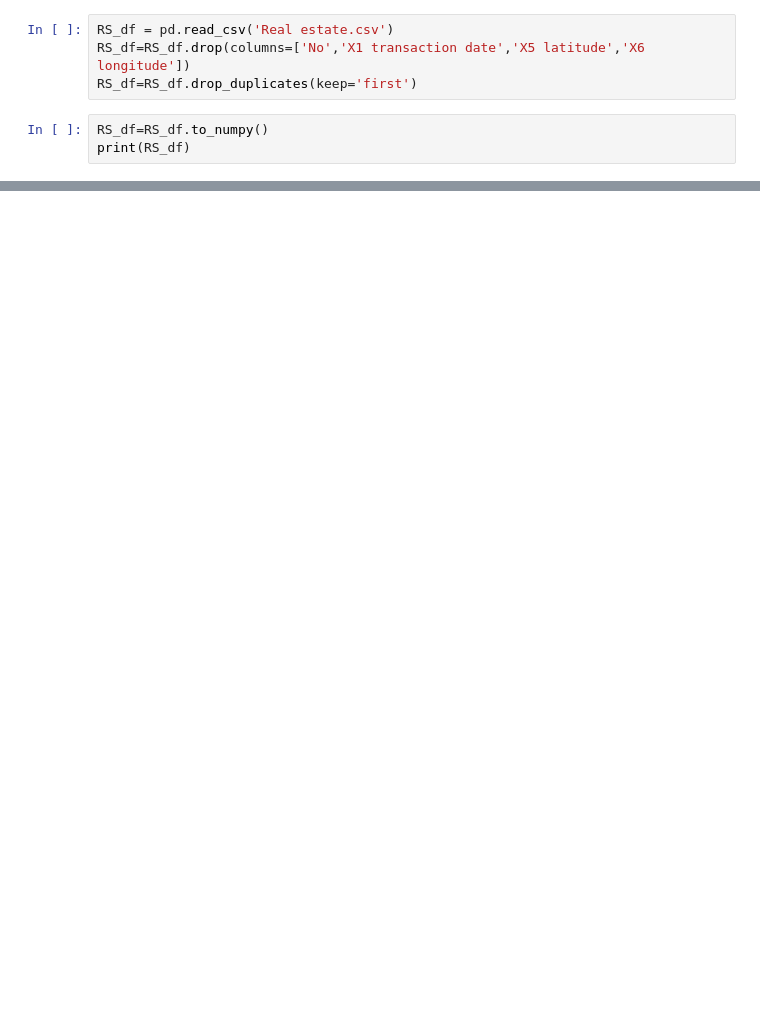
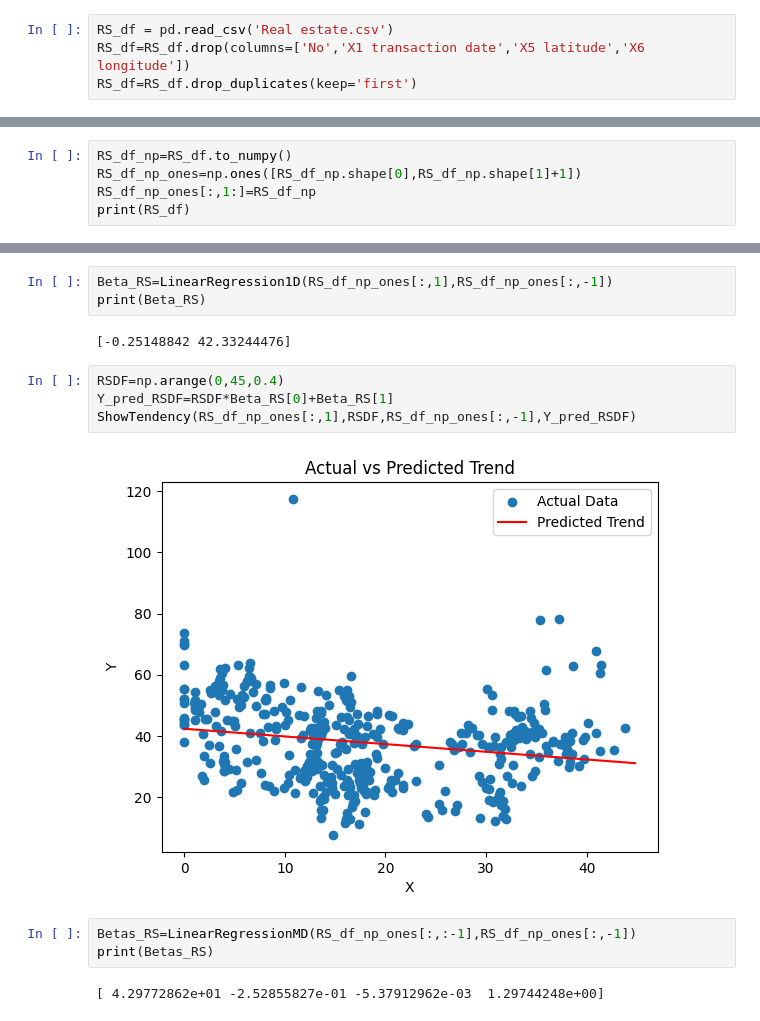
Before and after one commit to Andresmahu/C1-Darkseid-RegresionLineal, a Jupyter notebook: C1-Darkseid-RegresionLineal.ipynb, the cells around one changed output, grey strips where cells are left out. Drawn from its saved outputs; the diff is of its cells as text; blank space fills up the shorter version.

```diff
--- a/C1-Darkseid-RegresionLineal.ipynb
+++ b/C1-Darkseid-RegresionLineal.ipynb
@@ -103,6 +292,3 @@ print(W_df[])
 RS_df = pd.read_csv('Real estate.csv')
 RS_df=RS_df.drop(columns=['No','X1 transaction date','X5 latitude','X6 longitude'])
 RS_df=RS_df.drop_duplicates(keep='first')
-# %%
-RS_df=RS_df.to_numpy()
-print(RS_df)
@@ -123,0 +295,5 @@ ShowTendency(W_df[:,1],W_df[:,0],Y_pred)
+# %%
+RS_df_np=RS_df.to_numpy()
+RS_df_np_ones=np.ones([RS_df_np.shape[0],RS_df_np.shape[1]+1])
+RS_df_np_ones[:,1:]=RS_df_np
+print(RS_df)
@@ -123,0 +351,16 @@ ShowTendency(W_df[:,1],W_df[:,0],Y_pred)
+# %%
+Beta_RS=LinearRegression1D(RS_df_np_ones[:,1],RS_df_np_ones[:,-1])
+print(Beta_RS)
+# %% [output]
+[-0.25148842 42.33244476]
+# %%
+RSDF=np.arange(0,45,0.4)
+Y_pred_RSDF=RSDF*Beta_RS[0]+Beta_RS[1]
+ShowTendency(RS_df_np_ones[:,1],RSDF,RS_df_np_ones[:,-1],Y_pred_RSDF)
+# %% [output]
+[figure, added]
+# %%
+Betas_RS=LinearRegressionMD(RS_df_np_ones[:,:-1],RS_df_np_ones[:,-1])
+print(Betas_RS)
+# %% [output]
+[ 4.29772862e+01 -2.52855827e-01 -5.37912962e-03  1.29744248e+00]
```
Also changed, not shown: parts of 35 cells of this notebook.
